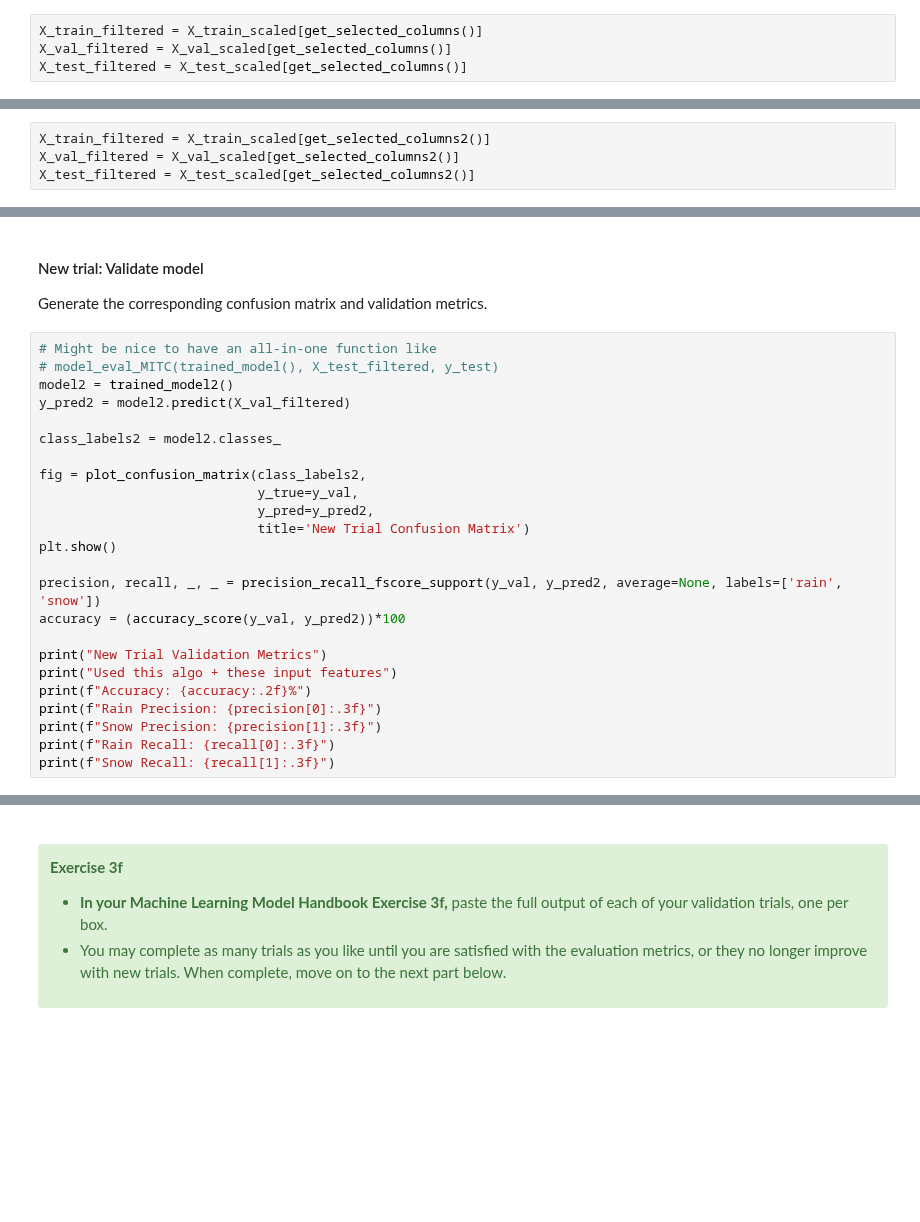
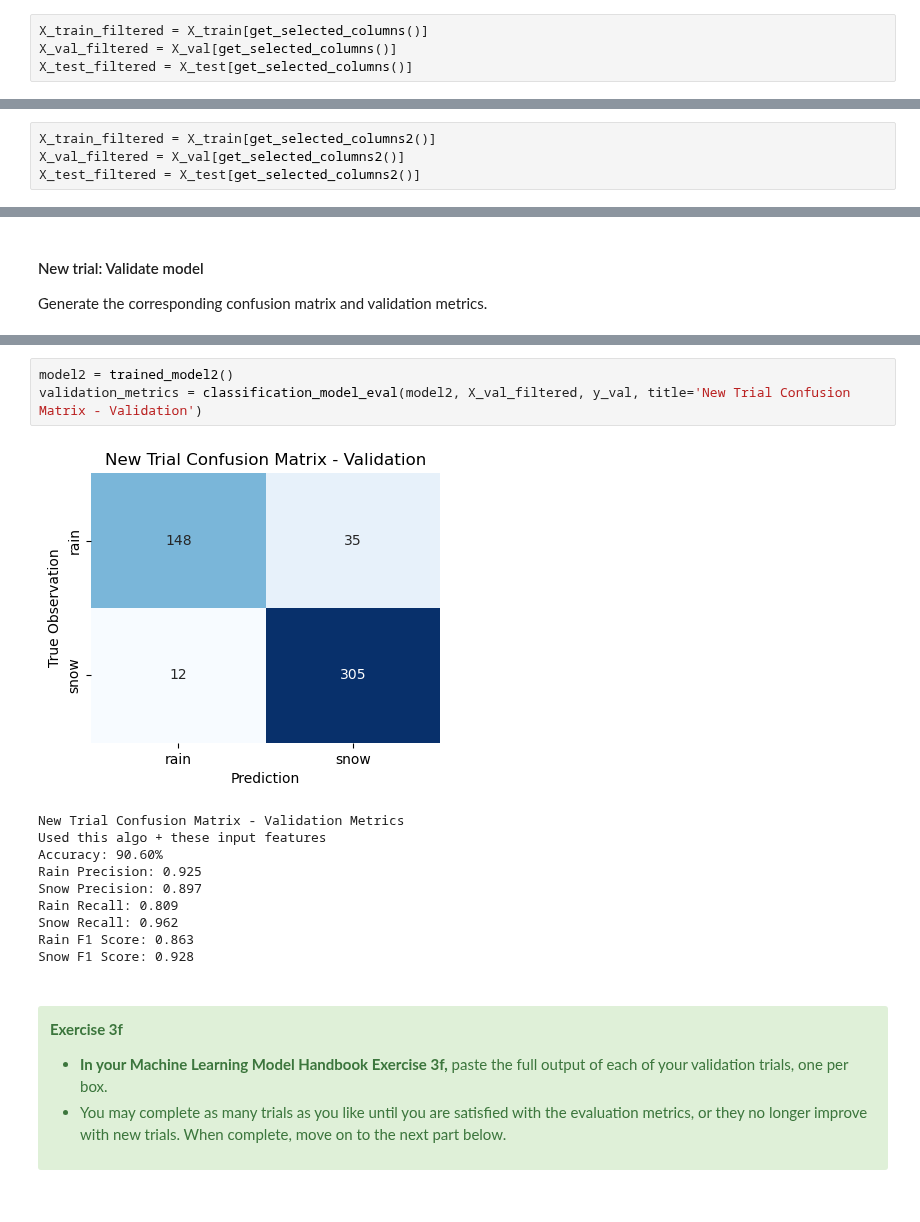
Before and after one commit to Unidata/supervised-ml-readiness, a Jupyter notebook: Module2/ptype_ml.ipynb, the cells around one changed output, grey strips where cells are left out. Drawn from its saved outputs; the diff is of its cells as text; blank space fills up the shorter version.

```diff
--- a/Module2/ptype_ml.ipynb
+++ b/Module2/ptype_ml.ipynb
@@ -374,9 +379,9 @@ display(widget)
 >
 > Execute the cell below to filter out any features that will not be used as input to the machine learning model.
 # %%
-X_train_filtered = X_train_scaled[get_selected_columns()]
-X_val_filtered = X_val_scaled[get_selected_columns()]
-X_test_filtered = X_test_scaled[get_selected_columns()]
+X_train_filtered = X_train[get_selected_columns()]
+X_val_filtered = X_val[get_selected_columns()]
+X_test_filtered = X_test[get_selected_columns()]
 # %% [markdown]
 <br><br>
 ### Part 3c: Train the Algorithm
@@ -535,7 +558,7 @@ display(widget)
 # %%
-X_train_filtered = X_train_scaled[get_selected_columns2()]
-X_val_filtered = X_val_scaled[get_selected_columns2()]
-X_test_filtered = X_test_scaled[get_selected_columns2()]
+X_train_filtered = X_train[get_selected_columns2()]
+X_val_filtered = X_val[get_selected_columns2()]
+X_test_filtered = X_test[get_selected_columns2()]
 # %% [markdown]
 #### New trial: Train algorithm
 
@@ -547,27 +573,3 @@ trained_model2 = train_button(model_choice, X_train_filtered, y_train)
 #### New trial: Validate model
 
 Generate the corresponding confusion matrix and validation metrics.
-# %%
-# Might be nice to have an all-in-one function like
-# model_eval_MITC(trained_model(), X_test_filtered, y_test)
-model2 = trained_model2()
-y_pred2 = model2.predict(X_val_filtered)
-
-class_labels2 = model2.classes_
-
-fig = plot_confusion_matrix(class_labels2,
-                            y_true=y_val,
-                            y_pred=y_pred2,
-                            title='New Trial Confusion Matrix')
-plt.show()
-
-precision, recall, _, _ = precision_recall_fscore_support(y_val, y_pred2, average=None, labels=['rain', 'snow'])
-accuracy = (accuracy_score(y_val, y_pred2))*100
-
-print("New Trial Validation Metrics")
-print("Used this algo + these input features")
-print(f"Accuracy: {accuracy:.2f}%")
-print(f"Rain Precision: {precision[0]:.3f}")
-print(f"Snow Precision: {precision[1]:.3f}")
-print(f"Rain Recall: {recall[0]:.3f}")
-print(f"Snow Recall: {recall[1]:.3f}")
@@ -574,3 +632,17 @@ print(f"Snow Recall: {recall[1]:.3f}")
+# %%
+model2 = trained_model2()
+validation_metrics = classification_model_eval(model2, X_val_filtered, y_val, title='New Trial Confusion Matrix - Validation')
+# %% [output]
+[figure, added]
+New Trial Confusion Matrix - Validation Metrics
+Used this algo + these input features
+Accuracy: 90.60%
+Rain Precision: 0.925
+Snow Precision: 0.897
+Rain Recall: 0.809
+Snow Recall: 0.962
+Rain F1 Score: 0.863
+Snow F1 Score: 0.928
 # %% [markdown]
 <br>
 <div class="alert alert-success" role="alert">
```
Also changed, not shown: parts of 11 cells of this notebook.
